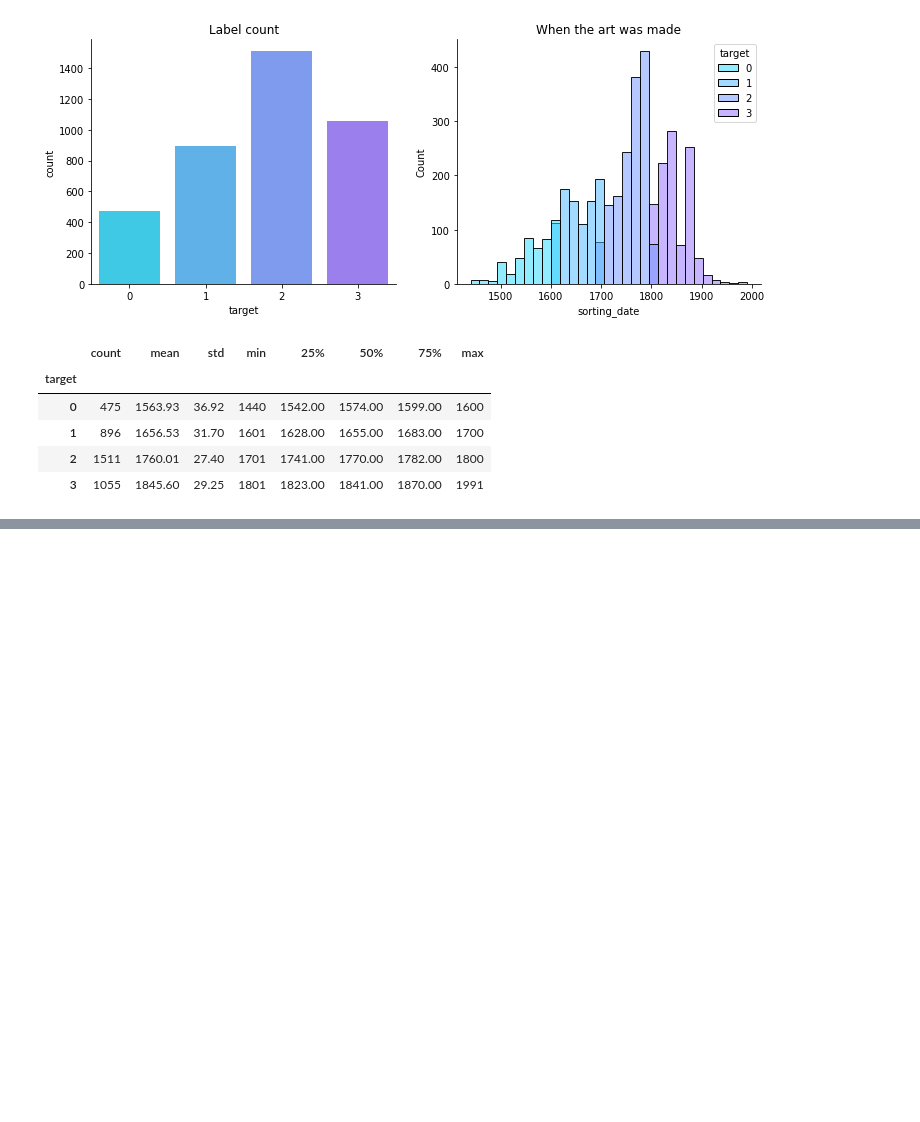
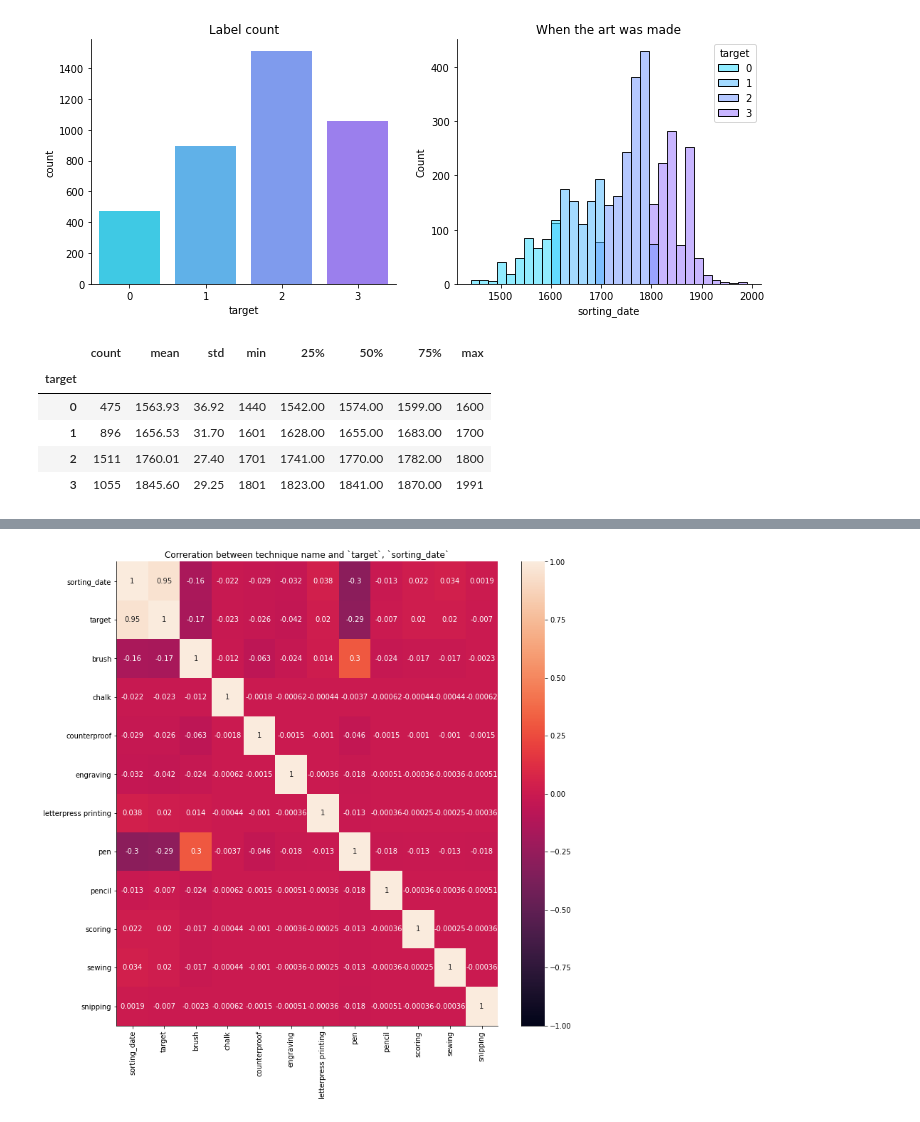
Before and after one commit to yosuke7040/atmacup11, a Jupyter notebook: src/nb004.ipynb, the cells around one changed output, grey strips where cells are left out. Cells and saved outputs as stored; diff of their text form; code cells hidden in the pictures; blank space fills up the shorter version.

```diff
--- a/src/nb004.ipynb
+++ b/src/nb004.ipynb
@@ -174,0 +388,12 @@ sorting_date_stat
+# %%
+tech_table = pd.crosstab(techniques['object_id'], techniques['name']).reset_index()
+train_wz_tech = pd.merge(train_df, tech_table, how='left', on='object_id').fillna(0)
+for column in tech_table.columns:
+    if column == 'object_id': continue
+    train_wz_tech[column] = train_wz_tech[column].astype('int')
+figure = plt.figure(figsize=(12, 12))
+ax = sns.heatmap(train_wz_tech.corr(), vmin=-1, vmax=1, annot=True)
+ax.set_title('Correration between technique name and `target`, `sorting_date`')
+sns.despine()
+# %% [output]
+[figure, added]
```
Also changed, not shown: parts of 24 cells of this notebook, 16 other files.
